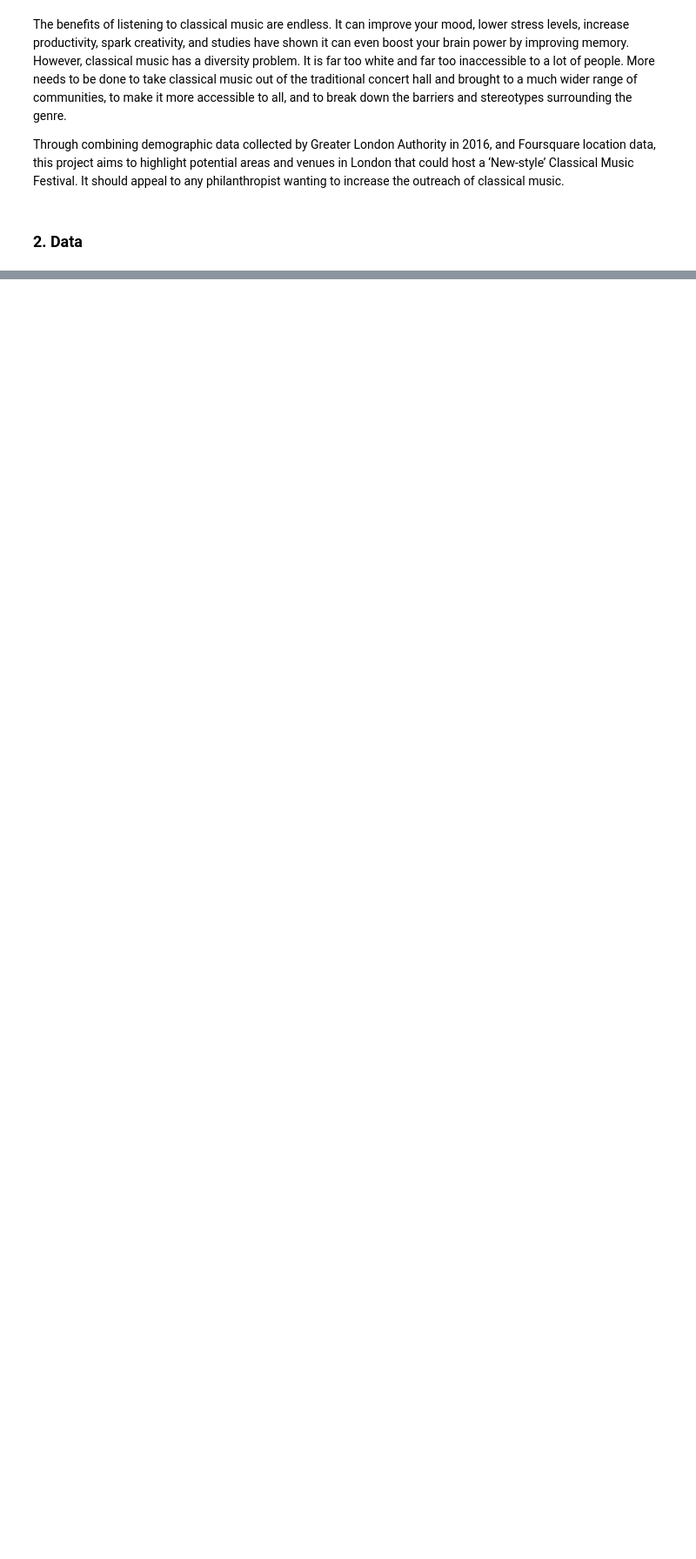
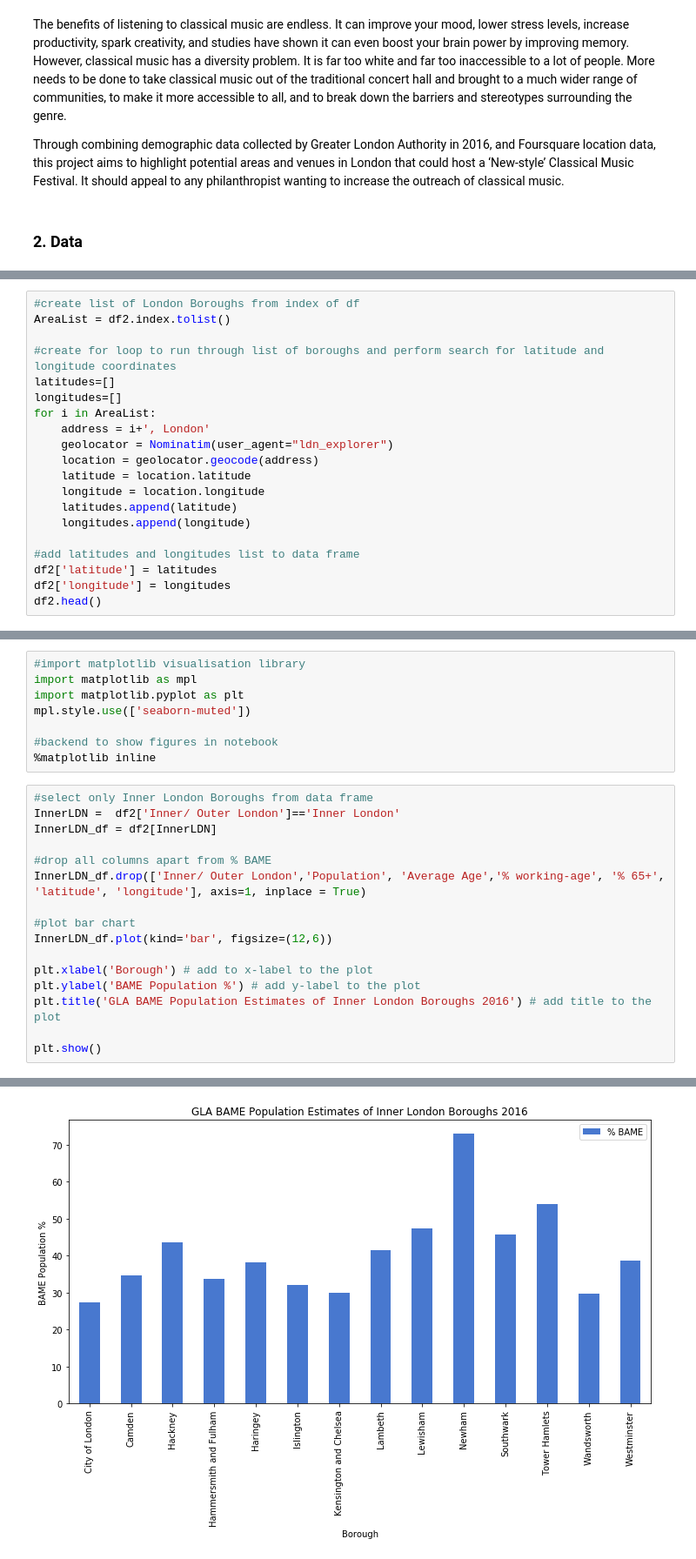
Before and after one commit to LLBaldwin/Coursera_Capstone, a Jupyter notebook: A 'New-style' Classical Music Festival.ipynb, the cells around one changed output, grey strips where cells are left out. Shown at 87% size. Saved outputs shown, nothing was run; the diff lists cells and outputs as text; blank space fills up the shorter version.

```diff
--- a/A 'New-style' Classical Music Festival.ipynb
+++ b/A 'New-style' Classical Music Festival.ipynb
@@ -27,0 +155,20 @@ Cleaned and formatted data frame head of Kaggle data set:
+# %%
+#create list of London Boroughs from index of df
+AreaList = df2.index.tolist()
+
+#create for loop to run through list of boroughs and perform search for latitude and longitude coordinates
+latitudes=[]
+longitudes=[]
+for i in AreaList:
+    address = i+', London'
+    geolocator = Nominatim(user_agent="ldn_explorer")
+    location = geolocator.geocode(address)
+    latitude = location.latitude
+    longitude = location.longitude
+    latitudes.append(latitude)
+    longitudes.append(longitude)
+
+#add latitudes and longitudes list to data frame
+df2['latitude'] = latitudes
+df2['longitude'] = longitudes
+df2.head()
@@ -27,0 +191,25 @@ Cleaned and formatted data frame head of Kaggle data set:
+# %%
+#import matplotlib visualisation library
+import matplotlib as mpl
+import matplotlib.pyplot as plt
+mpl.style.use(['seaborn-muted'])
+
+#backend to show figures in notebook
+%matplotlib inline
+# %%
+#select only Inner London Boroughs from data frame
+InnerLDN =  df2['Inner/ Outer London']=='Inner London'
+InnerLDN_df = df2[InnerLDN]
+
+#drop all columns apart from % BAME
+InnerLDN_df.drop(['Inner/ Outer London','Population', 'Average Age','% working-age', '% 65+', 'latitude', 'longitude'], axis=1, inplace = True)
+
+#plot bar chart
+InnerLDN_df.plot(kind='bar', figsize=(12,6))
+
+plt.xlabel('Borough') # add to x-label to the plot
+plt.ylabel('BAME Population %') # add y-label to the plot
+plt.title('GLA BAME Population Estimates of Inner London Boroughs 2016') # add title to the plot
+
+plt.show()
+# %% [output]
@@ -27,0 +220 @@ Cleaned and formatted data frame head of Kaggle data set:
+[figure, added]
```
Also changed, not shown: parts of 61 cells of this notebook.
